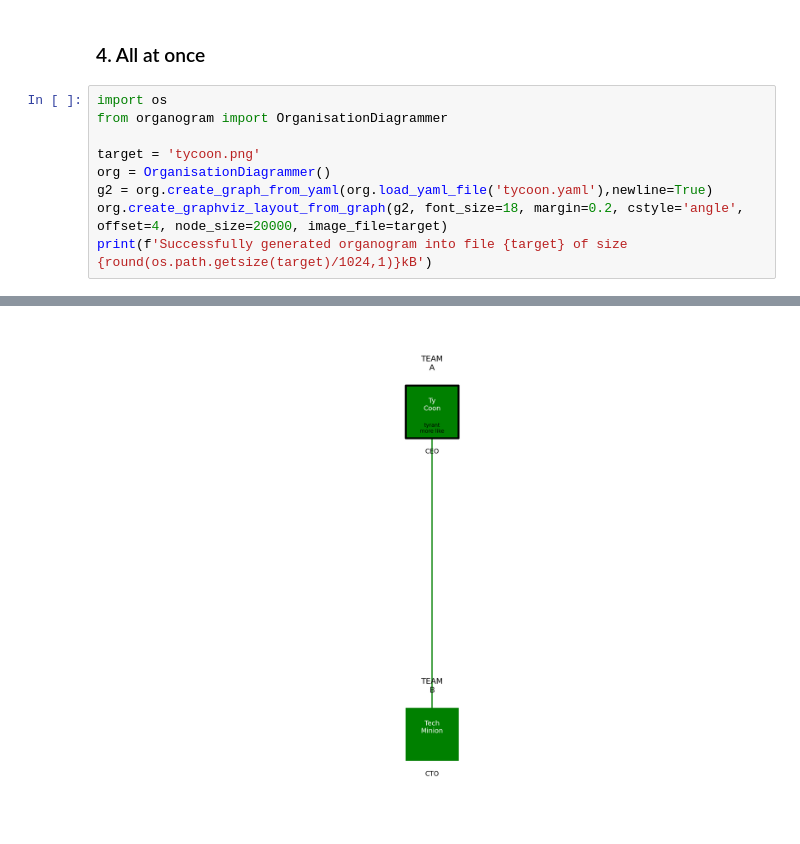
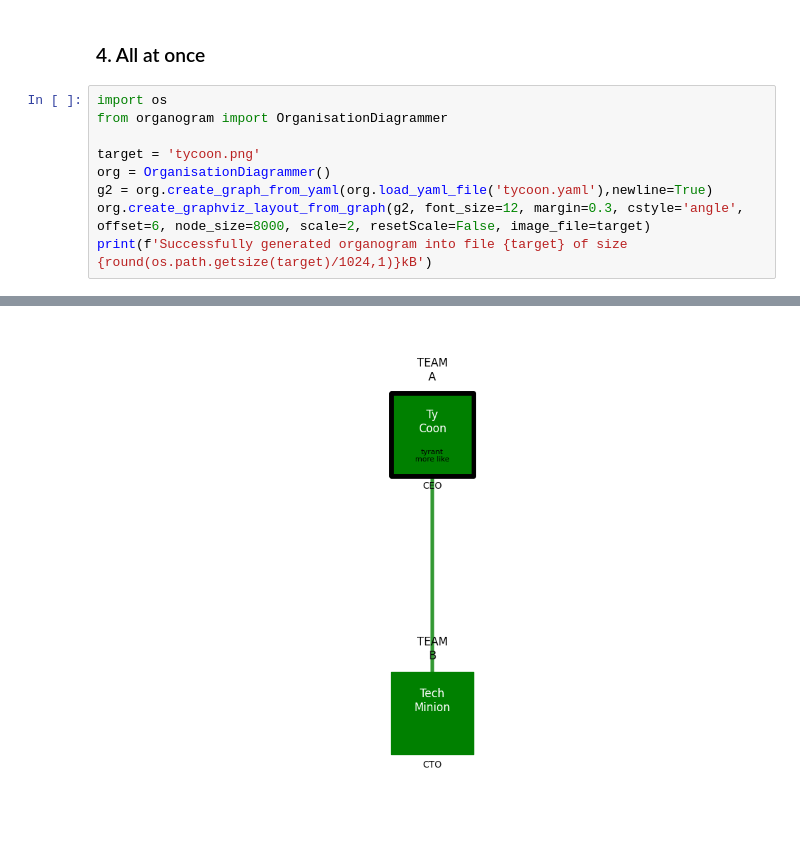
Before and after one commit to malminhas/orgcharts, a Jupyter notebook: engineering-org-chart-zero.ipynb, the cells around one changed output, grey strips where cells are left out. Cells and saved outputs as stored; diff of their text form.

```diff
--- a/engineering-org-chart-zero.ipynb
+++ b/engineering-org-chart-zero.ipynb
@@ -228,6 +237,6 @@ from organogram import OrganisationDiagrammer
 target = 'tycoon.png'
 org = OrganisationDiagrammer()
 g2 = org.create_graph_from_yaml(org.load_yaml_file('tycoon.yaml'),newline=True)
-org.create_graphviz_layout_from_graph(g2, font_size=18, margin=0.2, cstyle='angle', offset=4, node_size=20000, image_file=target)
+org.create_graphviz_layout_from_graph(g2, font_size=12, margin=0.3, cstyle='angle', offset=6, node_size=8000, scale=2, resetScale=False, image_file=target)
 print(f'Successfully generated organogram into file {target} of size {round(os.path.getsize(target)/1024,1)}kB')
 # %% [output]
@@ -235 +244 @@ Successfully generated organogram into file tycoon.png of size 36.9kB
-[figure, old version]
+[figure, new version]
```
Also changed, not shown: parts of 9 cells of this notebook, 5 other files.
